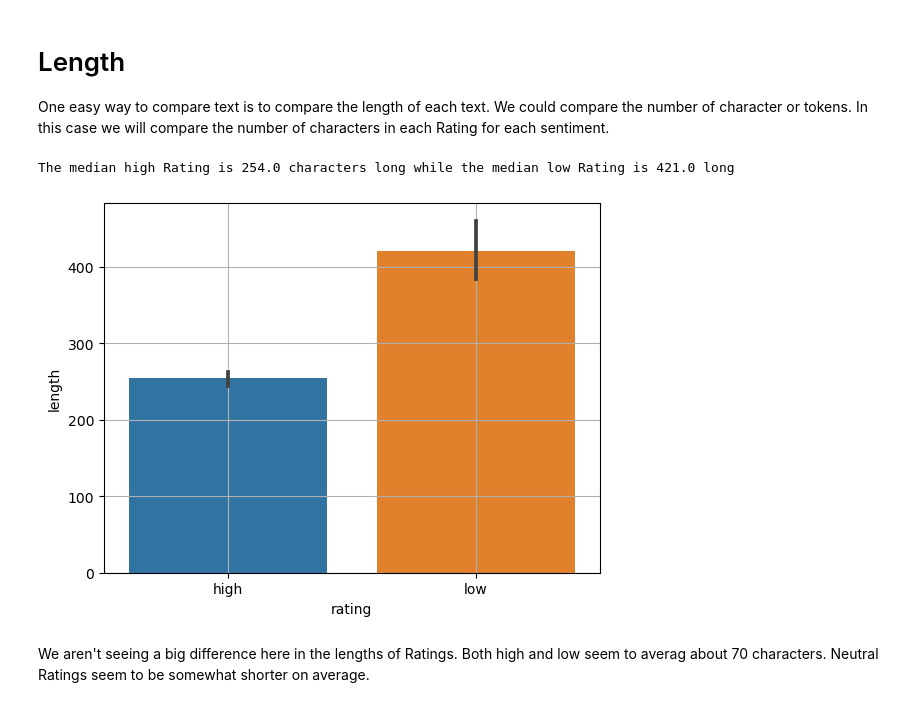
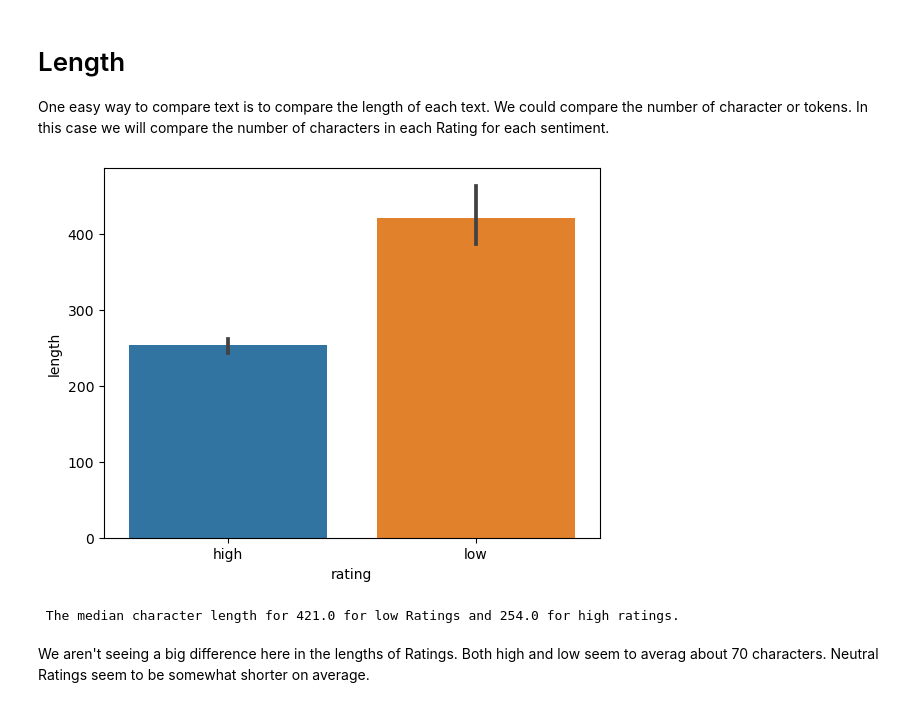
Before and after one commit to purvikansara/adv-ml-wk01-nlp-codealongs, a Jupyter notebook: Lecture 2-Amazon/SOLUTIONS-Amazon-W01L02-nlp-analysis-and-classification.ipynb, the cells around one changed output. Saved outputs shown, nothing was run; the diff lists cells and outputs as text; code cells hidden in the pictures.

```diff
--- a/Lecture 2-Amazon/SOLUTIONS-Amazon-W01L02-nlp-analysis-and-classification.ipynb
+++ b/Lecture 2-Amazon/SOLUTIONS-Amazon-W01L02-nlp-analysis-and-classification.ipynb
@@ -307,14 +307,20 @@ One easy way to compare text is to compare the length of each text.  We could co
 # %%
 ## visualize median review length
 high_len = high['length'].median()
 low_len = low['length'].median()
 
-print(f'The median high Rating is {high_len} characters long while the median low Rating is {low_len} long')
-sns.barplot(data=df, x='rating', y='length', estimator='median')
-plt.grid()
+ax = sns.barplot(data=df, x='rating', y='length', estimator='median',);
+
+# Show plot before print statement
+plt.show()
+print(f' The median character length for {low_len} for low Ratings and {high_len} for high ratings.')
+
+# Save figure
+fig = ax.get_figure()
+fig.savefig('images/barplot-compare-lengths.png', transparent=False, dpi=300, bbox_inches='tight')
 # %% [output]
+[figure, new version]
-The median high Rating is 254.0 characters long while the median low Rating is 421.0 long
+ The median character length for 421.0 for low Ratings and 254.0 for high ratings.
-[figure, old version]
 # %% [markdown]
 We aren't seeing a big difference here in the lengths of Ratings.  Both high and low seem to averag about 70 characters.  Neutral Ratings seem to be somewhat shorter on average.
 # %% [markdown]
```
Also changed, not shown: parts of 42 cells of this notebook, 1 other file.
